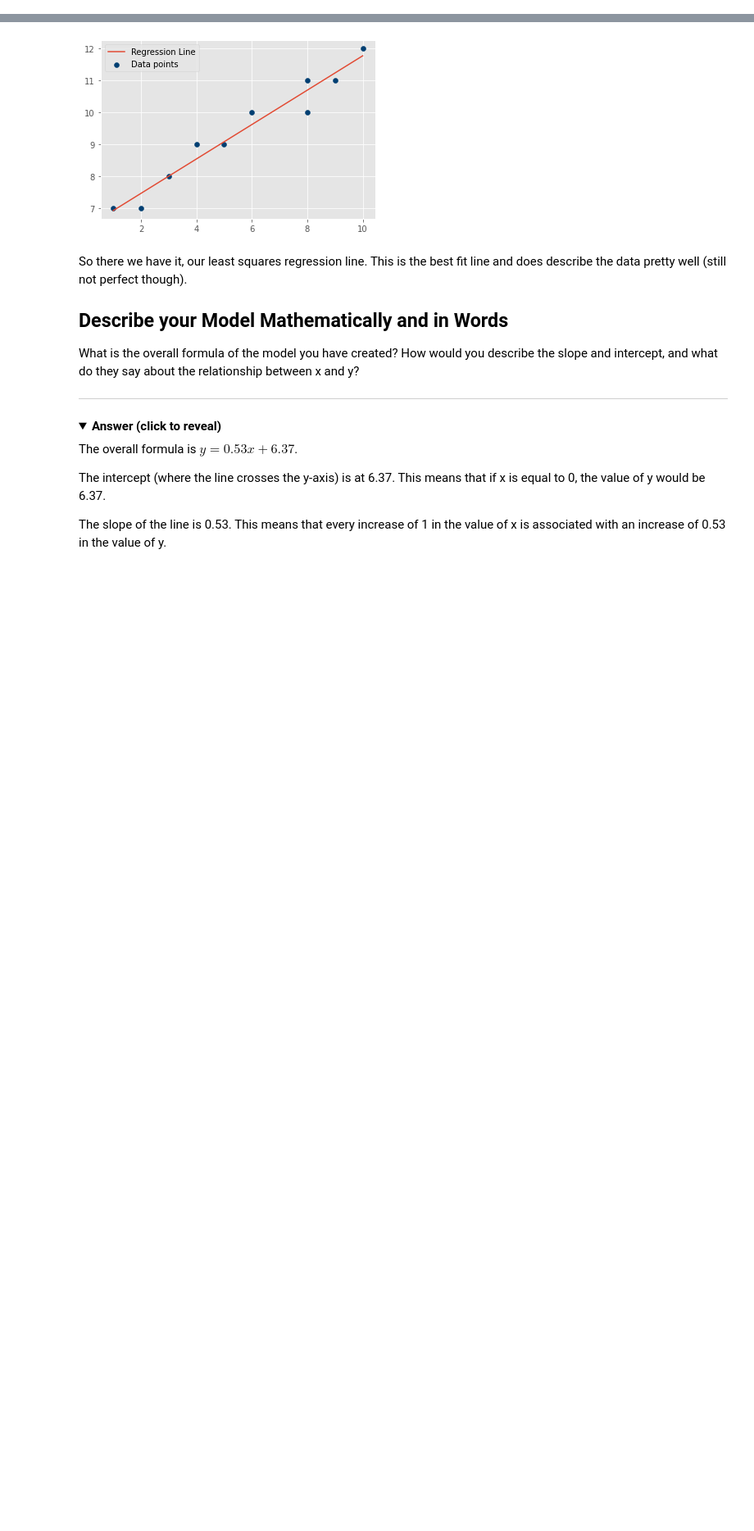
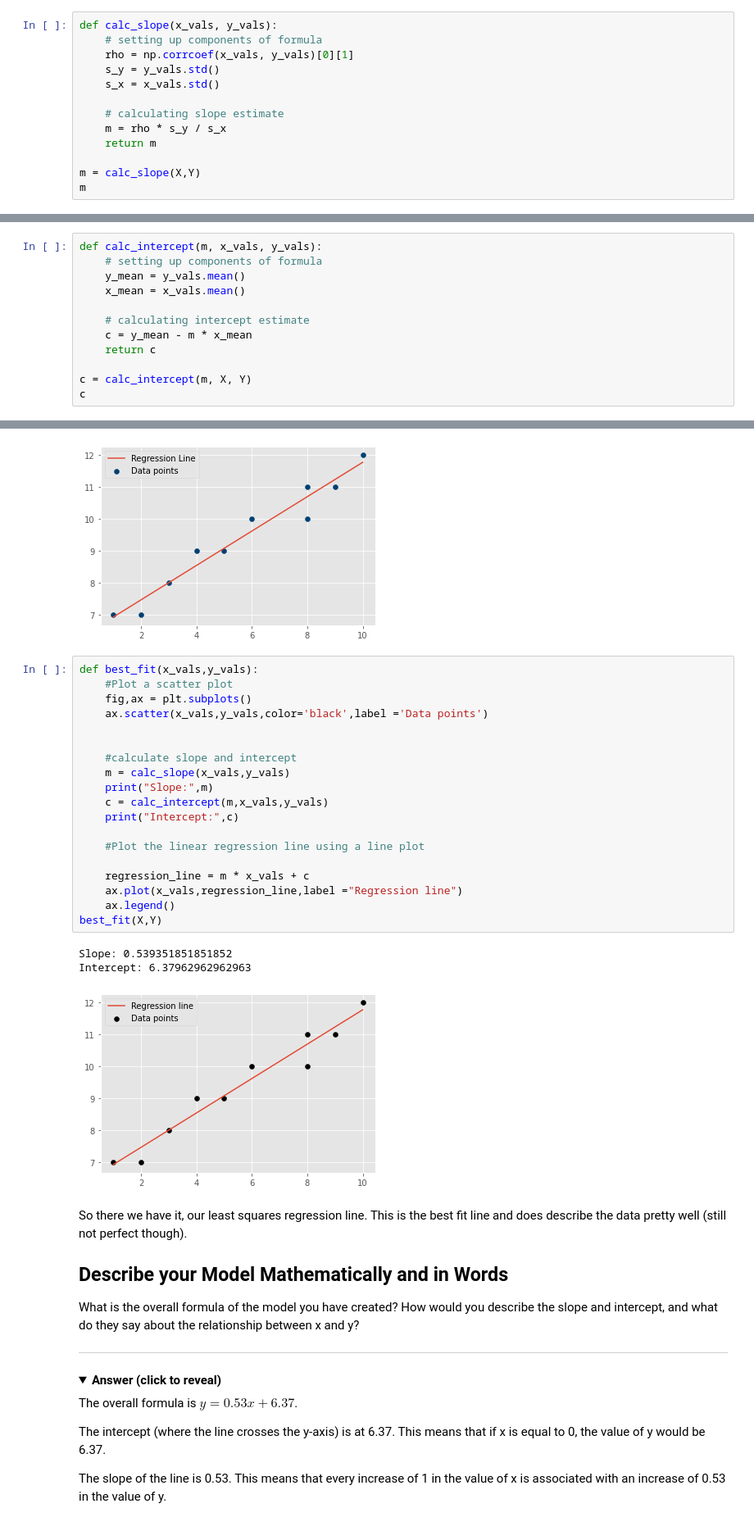
Before and after one commit to Harriet-ngomo/dsc-linear-regression-from-scratch, a Jupyter notebook: index.ipynb, the cells around one changed output, grey strips where cells are left out. Shown: that part at 82% size. Cells and saved outputs as stored; diff of their text form; folded sections open; blank space fills up the shorter version.

```diff
--- a/index.ipynb
+++ b/index.ipynb
@@ -178,2 +178,15 @@ m # should produce approximately 0.539
 # %% [output]
 0.539351851851852
+# %%
+def calc_slope(x_vals, y_vals):
+    # setting up components of formula
+    rho = np.corrcoef(x_vals, y_vals)[0][1]
+    s_y = y_vals.std()
+    s_x = x_vals.std()
+
+    # calculating slope estimate
+    m = rho * s_y / s_x
+    return m
+
+m = calc_slope(X,Y)
+m
@@ -219,2 +234,14 @@ c # should produce approximately 6.38
 # %% [output]
 6.37962962962963
+# %%
+def calc_intercept(m, x_vals, y_vals):
+    # setting up components of formula
+    y_mean = y_vals.mean()
+    x_mean = x_vals.mean()
+
+    # calculating intercept estimate
+    c = y_mean - m * x_mean
+    return c
+
+c = calc_intercept(m, X, Y)
+c
@@ -295,6 +324,29 @@ best_fit(X, Y)
 Slope: 0.539351851851852
 Intercept: 6.37962962962963
 [figure]
+# %%
+def best_fit(x_vals,y_vals):
+    #Plot a scatter plot
+    fig,ax = plt.subplots()
+    ax.scatter(x_vals,y_vals,color='black',label ='Data points')
+
+
+    #calculate slope and intercept
+    m = calc_slope(x_vals,y_vals)
+    print("Slope:",m)
+    c = calc_intercept(m,x_vals,y_vals)
+    print("Intercept:",c)
+
+    #Plot the linear regression line using a line plot
+
+    regression_line = m * x_vals + c
+    ax.plot(x_vals,regression_line,label ="Regression line")
+    ax.legend()
+best_fit(X,Y)
+# %% [output]
+Slope: 0.539351851851852
+Intercept: 6.37962962962963
+[figure, added]
 # %% [markdown]
 So there we have it, our least squares regression line. This is the best fit line and does describe the data pretty well (still not perfect though).
 
```
Also changed, not shown: parts of 4 cells of this notebook.
